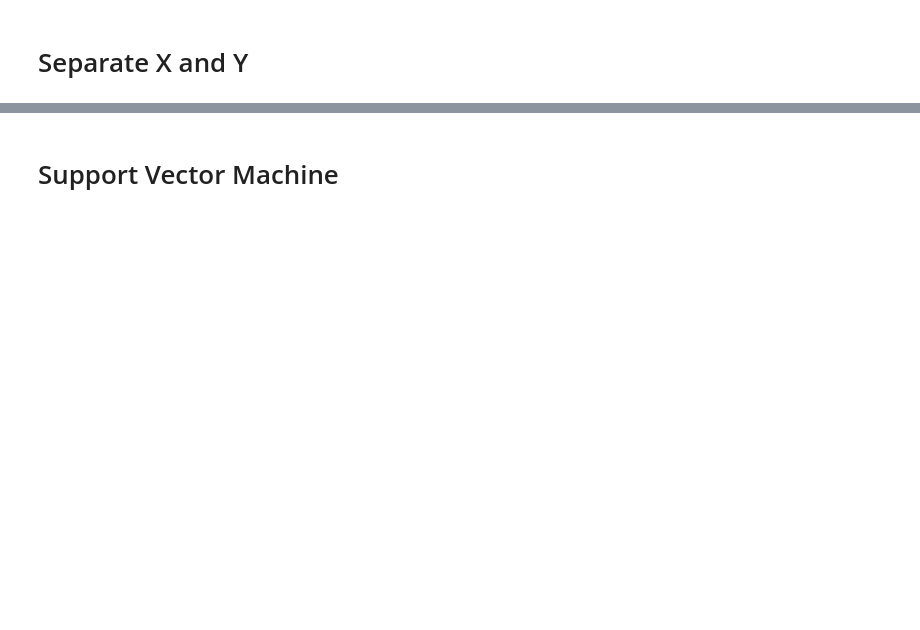
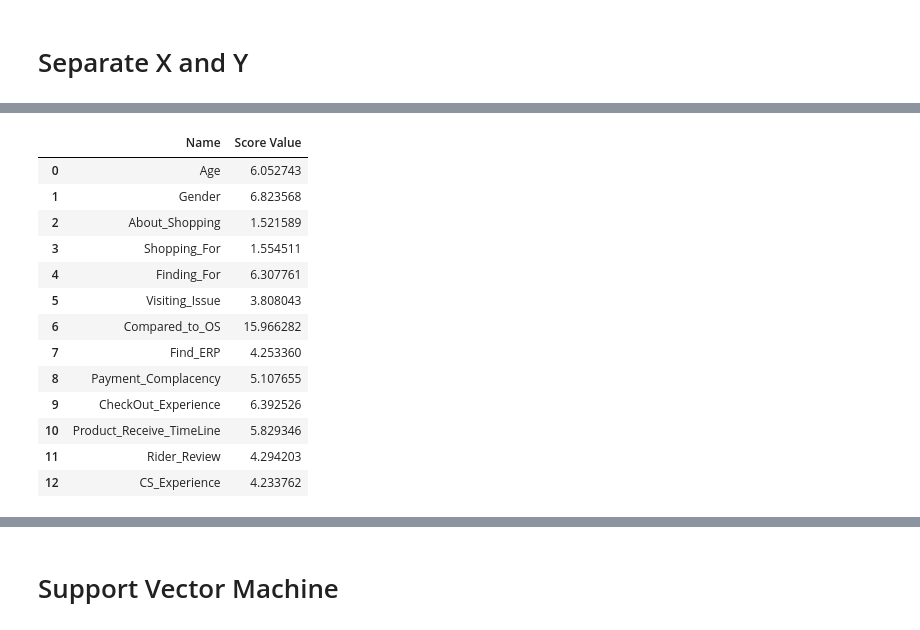
Before and after one commit to rajeshdiu/Online-Shopping-Review, a Jupyter notebook: Online Shopping Review.ipynb, the cells around one changed output, grey strips where cells are left out. Cells and saved outputs as stored; diff of their text form; code cells hidden in the pictures; blank space fills up the shorter version.

```diff
--- a/Online Shopping Review.ipynb
+++ b/Online Shopping Review.ipynb
@@ -322,0 +304,8 @@ for i in categorical_features2:
+# %%
+
+from sklearn.feature_selection import SelectKBest
+from sklearn.feature_selection import f_classif
+
+test = SelectKBest(score_func=f_classif, k=4)
+fit_features = test.fit(features,target)
+score_col=pd.DataFrame(fit_features.scores_,columns=["Score_Value"])
@@ -322,0 +329,23 @@ for i in categorical_features2:
+# %%
+Name_col=pd.DataFrame(features.columns)
+# %%
+top_features=pd.concat([Name_col,score_col],axis=1)
+# %%
+top_features.columns=["Name","Score Value"]
+# %%
+top_features
+# %% [output]
+|  | Name | Score Value |
+| 0 | Age | 6.052743 |
+| 1 | Gender | 6.823568 |
+| 2 | About_Shopping | 1.521589 |
+| 3 | Shopping_For | 1.554511 |
+| 4 | Finding_For | 6.307761 |
+| 5 | Visiting_Issue | 3.808043 |
+| 6 | Compared_to_OS | 15.966282 |
+| 7 | Find_ERP | 4.253360 |
+| 8 | Payment_Complacency | 5.107655 |
+| 9 | CheckOut_Experience | 6.392526 |
+| 10 | Product_Receive_TimeLine | 5.829346 |
+| 11 | Rider_Review | 4.294203 |
+| 12 | CS_Experience | 4.233762 |
```
Also changed, not shown: parts of 47 cells of this notebook, 1 other file.
